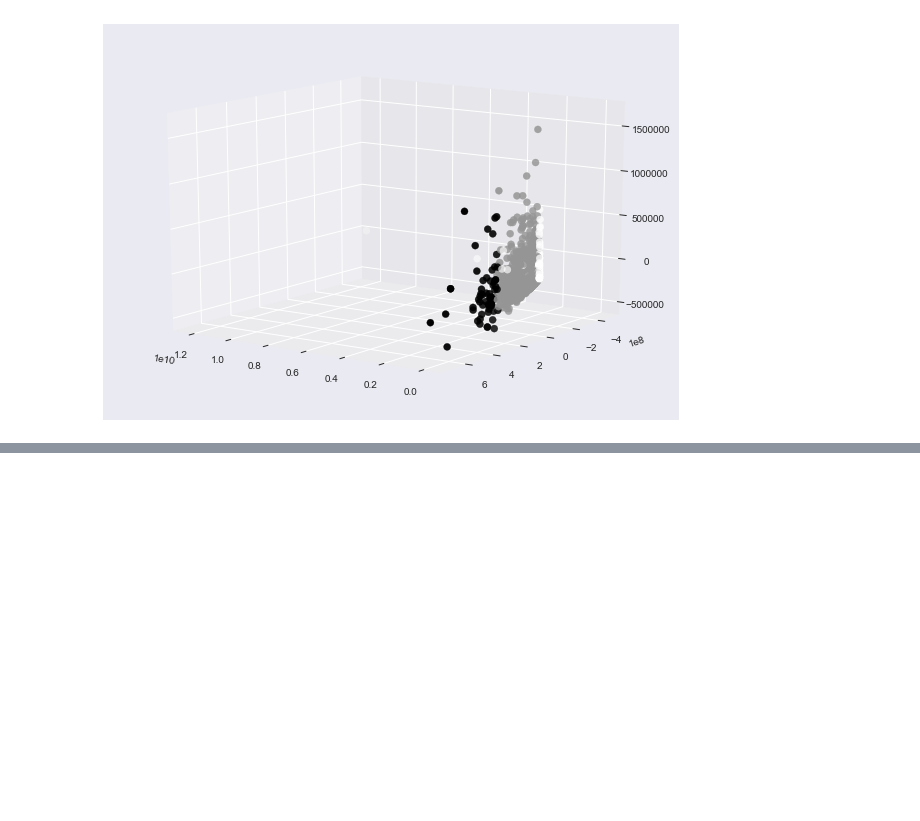
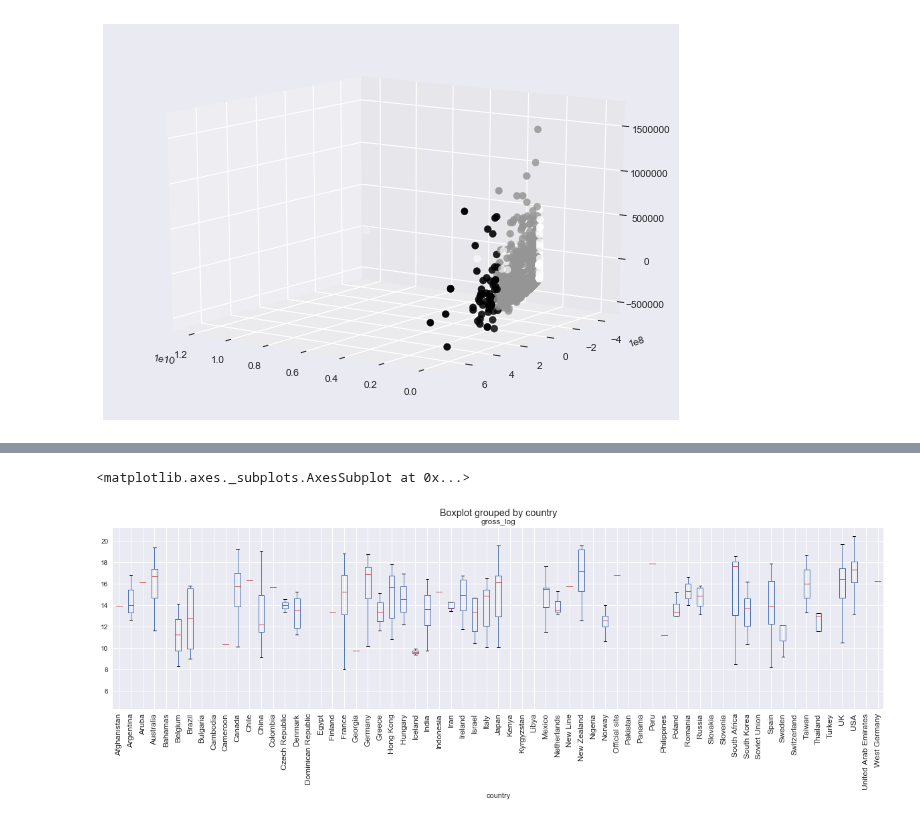
Before and after one commit to rihardsbar/dm-predictive-ml, a Jupyter notebook: eda/eda.ipynb, the cells around one changed output, grey strips where cells are left out. Drawn from its saved outputs; the diff is of its cells as text; code cells hidden in the pictures; blank space fills up the shorter version.

```diff
--- a/eda/eda.ipynb
+++ b/eda/eda.ipynb
@@ -270,0 +319,7 @@ create_3d_plot(data_3d, data_2['gross_class'])
+# %%
+tmp_data = data
+
+data.boxplot(column='gross_log', by='country', figsize=(20, 5), rot=90)
+# %% [output]
+<matplotlib.axes._subplots.AxesSubplot at 0x...>
+[figure, added]
```
Also changed, not shown: parts of 3 cells of this notebook, 2 other files.
